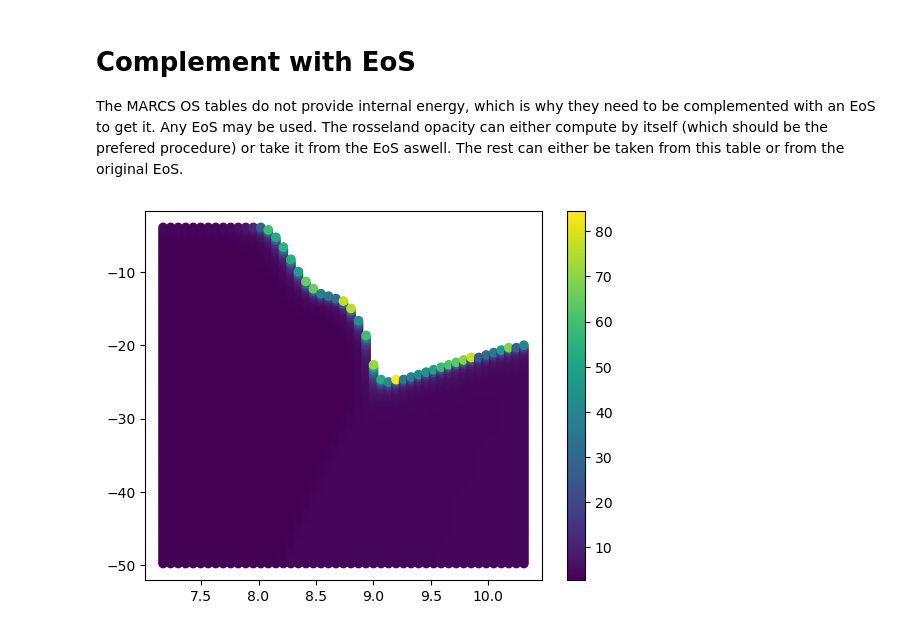
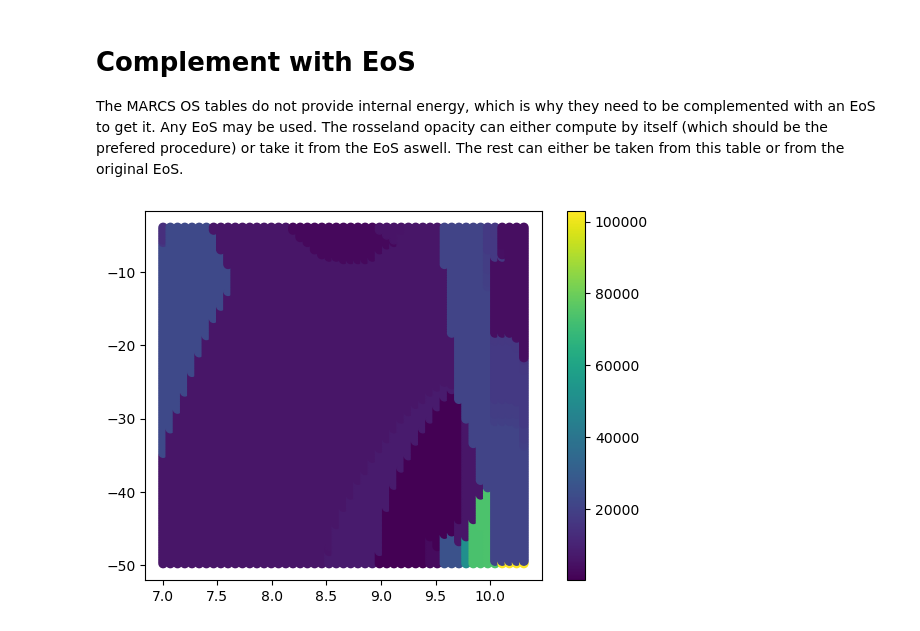
Before and after one commit to pe1995/TSO.jl, a Jupyter notebook: examples/converting_tables/marcs.ipynb, the cells around one changed output. Saved outputs shown, nothing was run; the diff lists cells and outputs as text; code cells hidden in the pictures.

```diff
--- a/examples/converting_tables/marcs.ipynb
+++ b/examples/converting_tables/marcs.ipynb
@@ -46,5 +64,5 @@ gcf()
 The MARCS OS tables do not provide internal energy, which is why they need to be complemented with an EoS to get it. Any EoS may be used. The rosseland opacity can either compute by itself (which should be the prefered procedure) or take it from the EoS aswell. The rest can either be taken from this table or from the original EoS.
 # %%
 eos = TSO.reload(TSO.SqEoS, abspath("../../../tests/TSO_sun_Magg_v10.2/eos.hdf5"))
-eosMARCS_c = TSO.reload(TSO.SqEoS, "TSO_MARCS_v1.2/combined_eos.hdf5")
-opaMARCS_c = TSO.reload(TSO.SqOpacity, "TSO_MARCS_v1.2/combined_opacities.hdf5", mmap=false);
+eosMARCS_c = TSO.reload(TSO.SqEoS, "TSO_MARCS_v1.1/combined_eos.hdf5")
+opaMARCS_c = TSO.reload(TSO.SqOpacity, "TSO_MARCS_v1.1/combined_opacities.hdf5", mmap=false);
@@ -51,9 +72,17 @@ opaMARCS_c = TSO.reload(TSO.SqOpacity, "TSO_MARCS_v1.2/combined_opacities.hdf5",
 # %%
 tt, rr = TSO.meshgrid(eosMARCS_c.lnT, eosMARCS_c.lnRho);
+# %%
+c = similar(tt)
+
+for j in axes(c, 2)
+    for i in axes(c, 1)
+        c[i, j] = argmax(@view(opaMARCS_c.κ[i, j, :]))
+    end
+end
 # %%
 close()
-plt.scatter(tt, rr, c=log.(opaMARCS_c.κ_ross[:, :]))
+plt.scatter(tt, rr, c=c)
 plt.colorbar()
 gcf()
 # %% [output]
-[figure, old version]
+[figure, new version]
```
Also changed, not shown: parts of 23 cells of this notebook, 7 other files.
